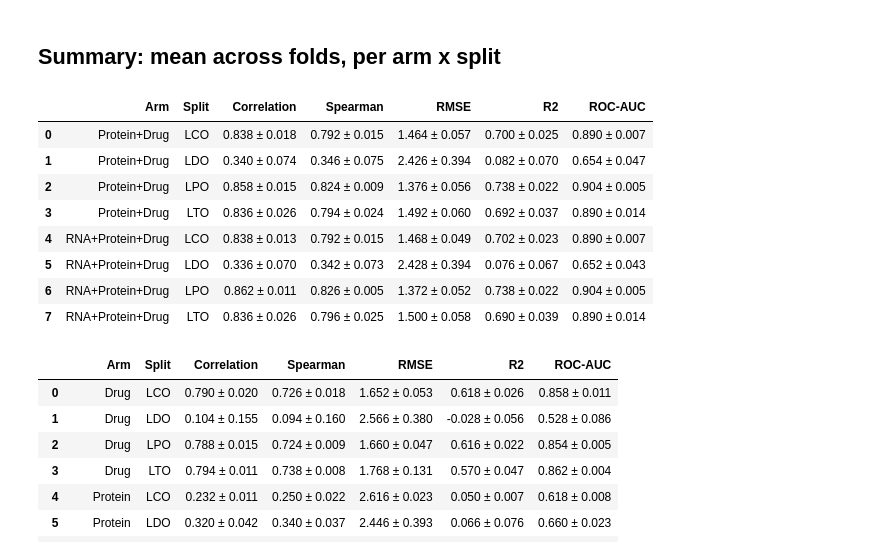
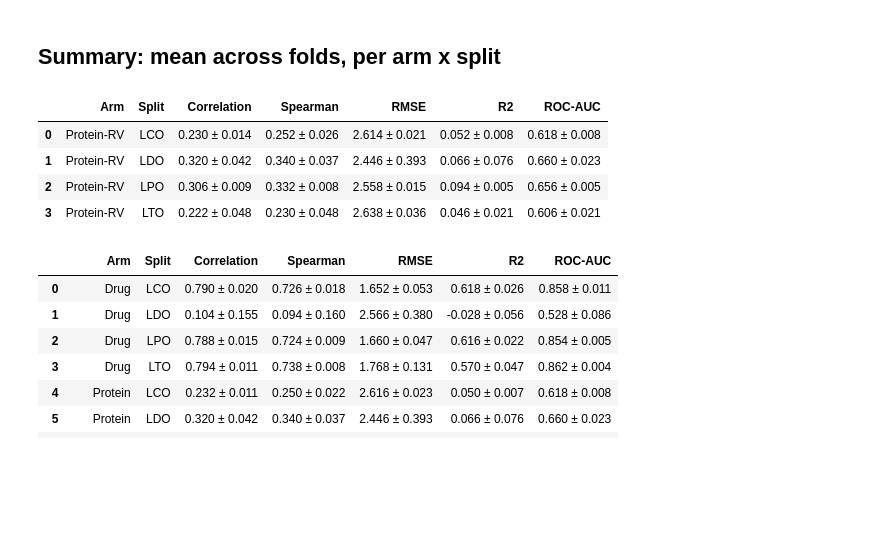
Before and after one commit to fshokor/multiomics-drug-response, a Jupyter notebook: notebooks/11_random_forest.ipynb, the cells around one changed output. Drawn from its saved outputs; the diff is of its cells as text; code cells hidden in the pictures; blank space fills up the shorter version.

```diff
--- a/notebooks/11_random_forest.ipynb
+++ b/notebooks/11_random_forest.ipynb
@@ -92,7 +92,11 @@ drug_smiles = pd.read_csv(DATA_DIR / "drug_smiles.csv")
 rna = rna[~rna.index.duplicated(keep="first")].iloc[:, 1:]
 protein = protein[~protein.index.duplicated(keep="first")].fillna(0)
 
-OMICS = {"rna": rna, "protein": protein}
+protein_aligned = pd.read_parquet(PROCESSED_DIR / "proteomics_gene_symbol_aligned.parquet")
+protein_aligned = protein_aligned[~protein_aligned.index.duplicated(keep="first")].fillna(0)
+print(f"Protein (gene-symbol aligned): {protein_aligned.shape}")
+
+OMICS = {"rna": rna, "protein": protein, "protein_aligned": protein_aligned}
 
 print(f"RNA: {rna.shape[1]} genes / {rna.shape[0]} cell lines")
 print(f"Protein: {protein.shape[1]} proteins / {protein.shape[0]} cell lines")
@@ -203,8 +251,14 @@ def build_rf_matrix(idx: np.ndarray, components: list[str], top_cols: dict) -> t
 
 One RandomForest is fit per fold (on the shared train set), then evaluated on all 4 test splits from that same fold -- consistent with the new `splits.json` structure (one train, four tests).
 # %%
-def run_rf_arm(arm_name: str, components: list[str]) -> list[pd.DataFrame]:
-    """Fits one RandomForest per fold for this arm, evaluates on all 4 test splits."""
+def run_rf_arm(
+    arm_name: str,
+    components: list[str],
+    protein_selector=None,  # if None, falls back to top-variance
+) -> list[pd.DataFrame]:
+    """Fits one RandomForest per fold for this arm, evaluates on all 4 test splits.
+    protein_selector: callable(train_idx) -> pd.Index, or None for default top-variance.
+    """
     results = []
     for fold_i, fold in enumerate(folds):
         start = time.time()
@@ -214,7 +268,10 @@ def run_rf_arm(arm_name: str, components: list[str]) -> list[pd.DataFrame]:
         if "rna" in components:
             top_cols["rna"] = select_top_variance_cols(train_idx, "rna")
         if "protein" in components:
-            top_cols["protein"] = select_top_variance_cols(train_idx, "protein")
+            if protein_selector is not None:
+                top_cols["protein"] = protein_selector(train_idx)
+            else:
+                top_cols["protein"] = select_top_variance_cols(train_idx, "protein")
 
         X_train, y_train = build_rf_matrix(train_idx, components, top_cols)
 
@@ -269,0 +329,6 @@ protein_results = run_rf_arm("Protein", ["protein"])
+# %%
+protein_rv_results = run_rf_arm(
+    "Protein-RV",
+    ["protein"],
+    protein_selector=lambda train_idx: select_residual_variance_cols(train_idx, protein_aligned),
+)
@@ -269,0 +341,2 @@ protein_results = run_rf_arm("Protein", ["protein"])
+# %%
+protein_rv_res_df = pd.concat(protein_rv_results)
@@ -352,24 +445,20 @@ rf_results_df
 # %%
 def mean_std_str(s: pd.Series) -> str:
     return f"{s.mean():.3f} ± {s.std():.3f}"
 
 summary_df = (
-    rf_results_df
+    protein_rv_res_df
     .groupby(["Arm", "Split"])[["Correlation", "Spearman", "RMSE", "R2", "ROC-AUC"]]
     .agg(mean_std_str)
     .reset_index()
 )
 summary_df
 # %% [output]
 |  | Arm | Split | Correlation | Spearman | RMSE | R2 | ROC-AUC |
-| 0 | Protein+Drug | LCO | 0.838 ± 0.018 | 0.792 ± 0.015 | 1.464 ± 0.057 | 0.700 ± 0.025 | 0.890 ± 0.007 |
-| 1 | Protein+Drug | LDO | 0.340 ± 0.074 | 0.346 ± 0.075 | 2.426 ± 0.394 | 0.082 ± 0.070 | 0.654 ± 0.047 |
-| 2 | Protein+Drug | LPO | 0.858 ± 0.015 | 0.824 ± 0.009 | 1.376 ± 0.056 | 0.738 ± 0.022 | 0.904 ± 0.005 |
-| 3 | Protein+Drug | LTO | 0.836 ± 0.026 | 0.794 ± 0.024 | 1.492 ± 0.060 | 0.692 ± 0.037 | 0.890 ± 0.014 |
-| 4 | RNA+Protein+Drug | LCO | 0.838 ± 0.013 | 0.792 ± 0.015 | 1.468 ± 0.049 | 0.702 ± 0.023 | 0.890 ± 0.007 |
-| 5 | RNA+Protein+Drug | LDO | 0.336 ± 0.070 | 0.342 ± 0.073 | 2.428 ± 0.394 | 0.076 ± 0.067 | 0.652 ± 0.043 |
-| 6 | RNA+Protein+Drug | LPO | 0.862 ± 0.011 | 0.826 ± 0.005 | 1.372 ± 0.052 | 0.738 ± 0.022 | 0.904 ± 0.005 |
-| 7 | RNA+Protein+Drug | LTO | 0.836 ± 0.026 | 0.796 ± 0.025 | 1.500 ± 0.058 | 0.690 ± 0.039 | 0.890 ± 0.014 |
+| 0 | Protein-RV | LCO | 0.230 ± 0.014 | 0.252 ± 0.026 | 2.614 ± 0.021 | 0.052 ± 0.008 | 0.618 ± 0.008 |
+| 1 | Protein-RV | LDO | 0.320 ± 0.042 | 0.340 ± 0.037 | 2.446 ± 0.393 | 0.066 ± 0.076 | 0.660 ± 0.023 |
+| 2 | Protein-RV | LPO | 0.306 ± 0.009 | 0.332 ± 0.008 | 2.558 ± 0.015 | 0.094 ± 0.005 | 0.656 ± 0.005 |
+| 3 | Protein-RV | LTO | 0.222 ± 0.048 | 0.230 ± 0.048 | 2.638 ± 0.036 | 0.046 ± 0.021 | 0.606 ± 0.021 |
 # %%
 def mean_std_str(s: pd.Series) -> str:
     return f"{s.mean():.3f} ± {s.std():.3f}"
```
Also changed, not shown: parts of 5 cells of this notebook, 2 other files.
